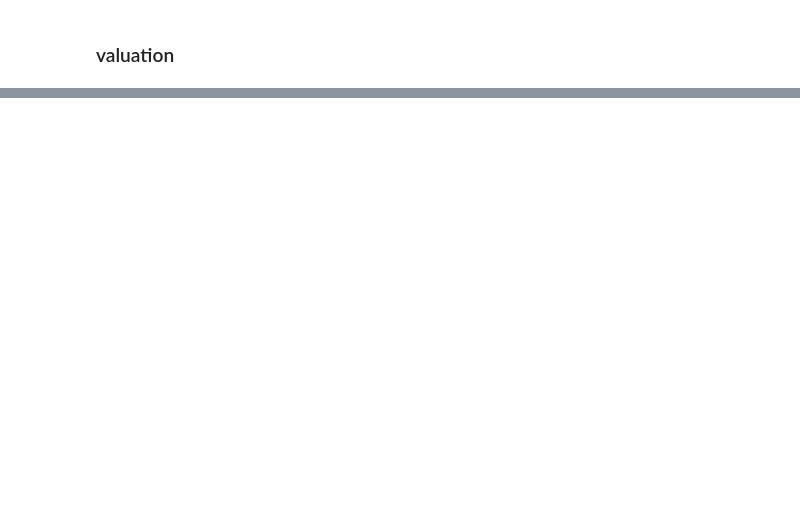
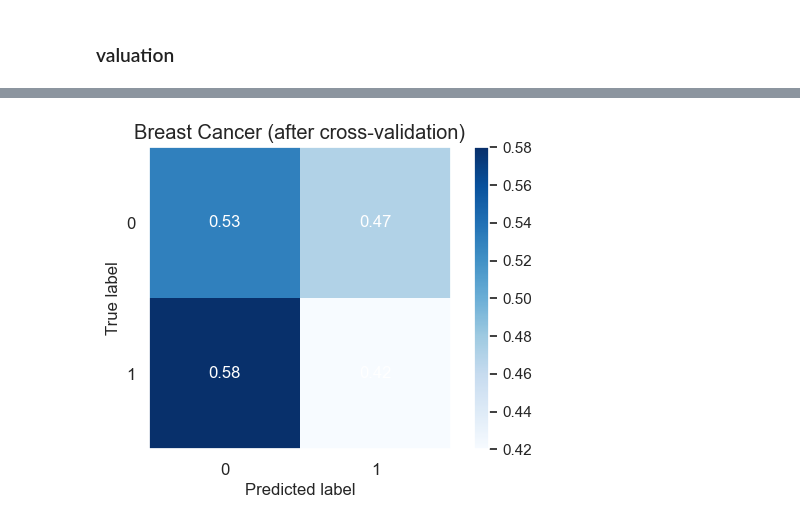
Before and after one commit to Roman20022002/QPQC_Project, a Jupyter notebook: n_qubits_QVC_Breast_Cancer.ipynb, the cells around one changed output, grey strips where cells are left out. Saved outputs shown, nothing was run; the diff lists cells and outputs as text; code cells hidden in the pictures; blank space fills up the shorter version.

```diff
--- a/n_qubits_QVC_Breast_Cancer.ipynb
+++ b/n_qubits_QVC_Breast_Cancer.ipynb
@@ -53,4 +29,0 @@ sns.set()
-# %%
-dataset = load_breast_cancer()
-
-X_train, X_test, Y_train, Y_test = train_test_split(dataset.data, dataset.target, test_size=0.3)
@@ -429,9 +361,12 @@ print("Validation accuracy: "+ str(validation_accuracy))
 # %%
 tmp = []
 for i in range(0, len(h_val)):
     if h_val[i] == 1:
         tmp.append(0)
     else:
         tmp.append(1)
 
-skplt.metrics.plot_confusion_matrix(y_val, tmp, normalize=True, title = 'Moons (after cross-validation)');
+skplt.metrics.plot_confusion_matrix(y_val, tmp, normalize=True, title = 'Breast Cancer (after cross-validation)');
+plt.savefig('BC_cf.pdf')
+# %% [output]
+[figure, added]
```
Also changed, not shown: parts of 23 cells of this notebook.
